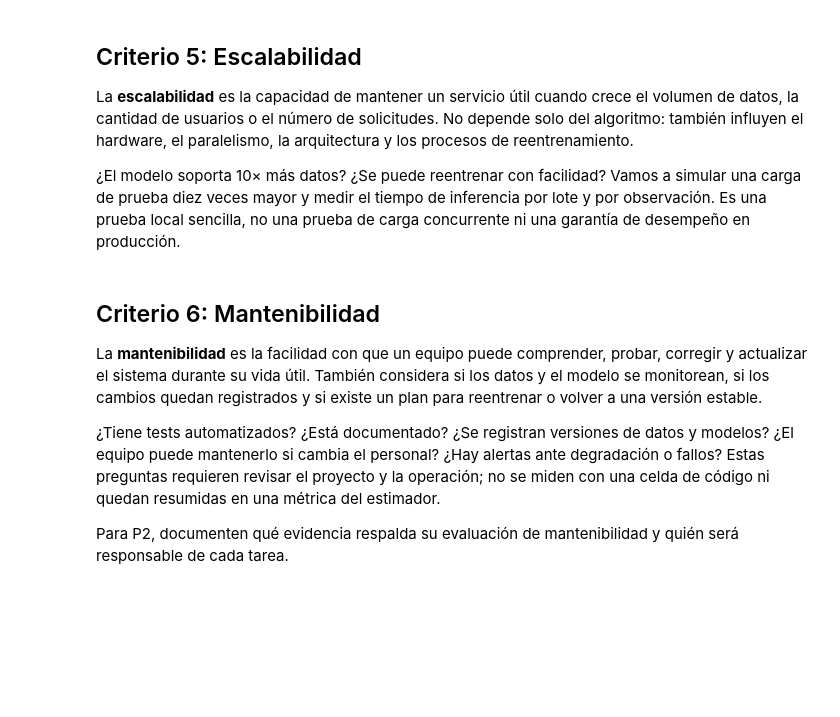
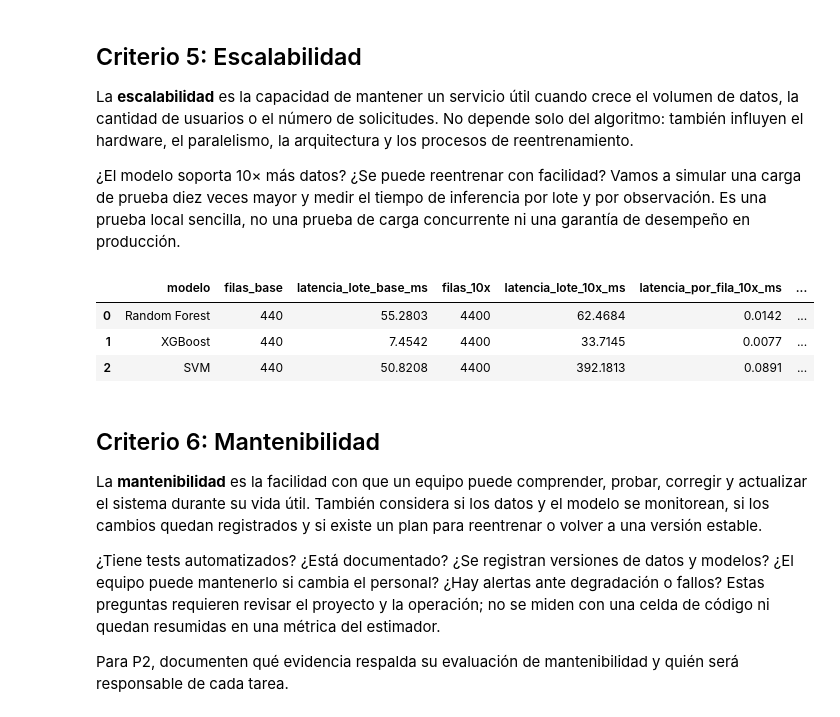
Before and after one commit to marcocar93-ops/ml-demo1-profesor, a Jupyter notebook: notebooks/clase_7_factibilidad.ipynb, the cells around one changed output. Cells and saved outputs as stored; diff of their text form; code cells hidden in the pictures; blank space fills up the shorter version.

```diff
--- a/notebooks/clase_7_factibilidad.ipynb
+++ b/notebooks/clase_7_factibilidad.ipynb
@@ -331,37 +365,42 @@ def medir_latencia_lote(modelo, X_datos, repeticiones=3):
     modelo.predict(X_datos.iloc[:1])
     duraciones = []
     for _ in range(repeticiones):
         inicio = time.perf_counter()
         modelo.predict(X_datos)
         duraciones.append(time.perf_counter() - inicio)
     return float(np.mean(duraciones) * 1000)
 
 
 # Repetimos el conjunto de prueba diez veces y comparamos la duración de los lotes.
-if len(X_test_scaled) == 0:
+if len(X_test) == 0:
     print('Advertencia: no se simula escalabilidad porque no hay datos de prueba preparados.')
 else:
-    X_test_10x = pd.concat([X_test_scaled] * 10, ignore_index=True)
+    X_test_10x = pd.concat([X_test] * 10, ignore_index=True)
     filas_escalabilidad = []
     for nombre, modelo in modelos.items():
         if nombre not in resultados['modelo'].values:
             continue
-        tiempo_base_ms = medir_latencia_lote(modelo, X_test_scaled)
+        tiempo_base_ms = medir_latencia_lote(modelo, X_test)
         tiempo_10x_ms = medir_latencia_lote(modelo, X_test_10x)
         filas_escalabilidad.append({
             'modelo': nombre,
-            'filas_base': len(X_test_scaled),
+            'filas_base': len(X_test),
             'latencia_lote_base_ms': tiempo_base_ms,
             'filas_10x': len(X_test_10x),
             'latencia_lote_10x_ms': tiempo_10x_ms,
             'latencia_por_fila_10x_ms': tiempo_10x_ms / len(X_test_10x),
             'factor_tiempo_lote': tiempo_10x_ms / tiempo_base_ms if tiempo_base_ms else np.nan,
         })
     comparacion_escalabilidad = pd.DataFrame(filas_escalabilidad)
     if comparacion_escalabilidad.empty:
         print('No hay modelos disponibles para la simulación de escalabilidad.')
     else:
         display(comparacion_escalabilidad.round(4))
+# %% [output]
+|  | modelo | filas_base | latencia_lote_base_ms | filas_10x | latencia_lote_10x_ms | latencia_por_fila_10x_ms | ... |
+| 0 | Random Forest | 440 | 55.2803 | 4400 | 62.4684 | 0.0142 | ... |
+| 1 | XGBoost | 440 | 7.4542 | 4400 | 33.7145 | 0.0077 | ... |
+| 2 | SVM | 440 | 50.8208 | 4400 | 392.1813 | 0.0891 | ... |
 # %% [markdown]
 ## Criterio 6: Mantenibilidad
 
```
Also changed, not shown: parts of 10 cells of this notebook, 23 other files.
